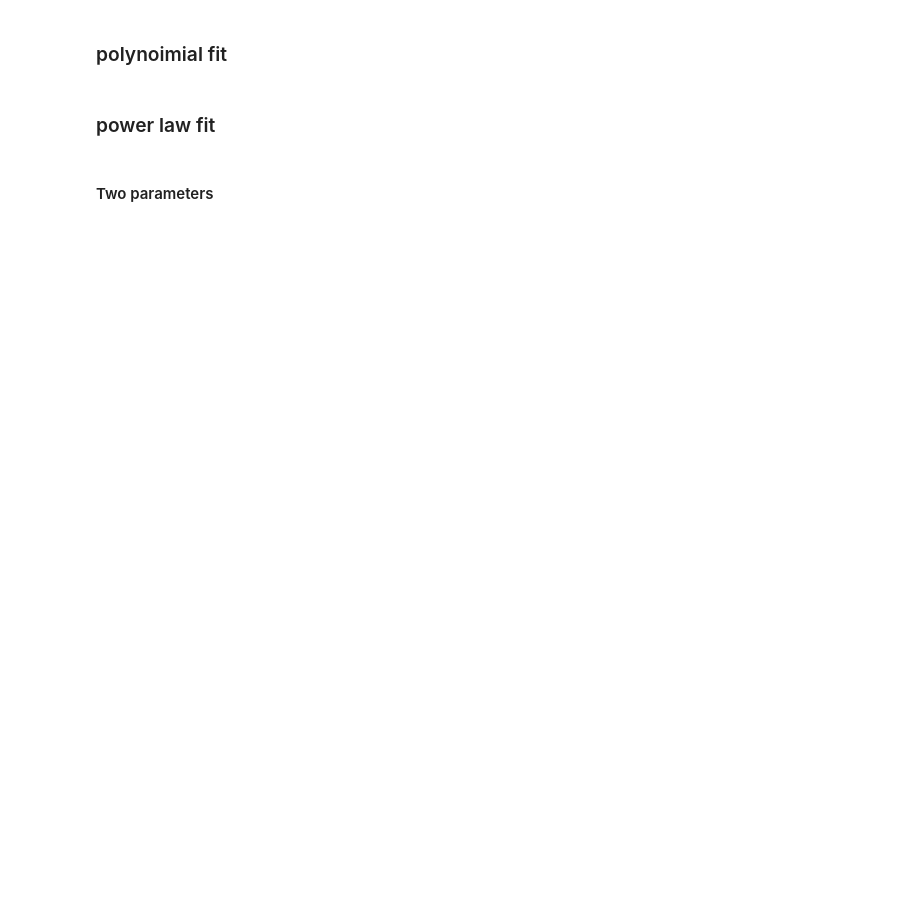
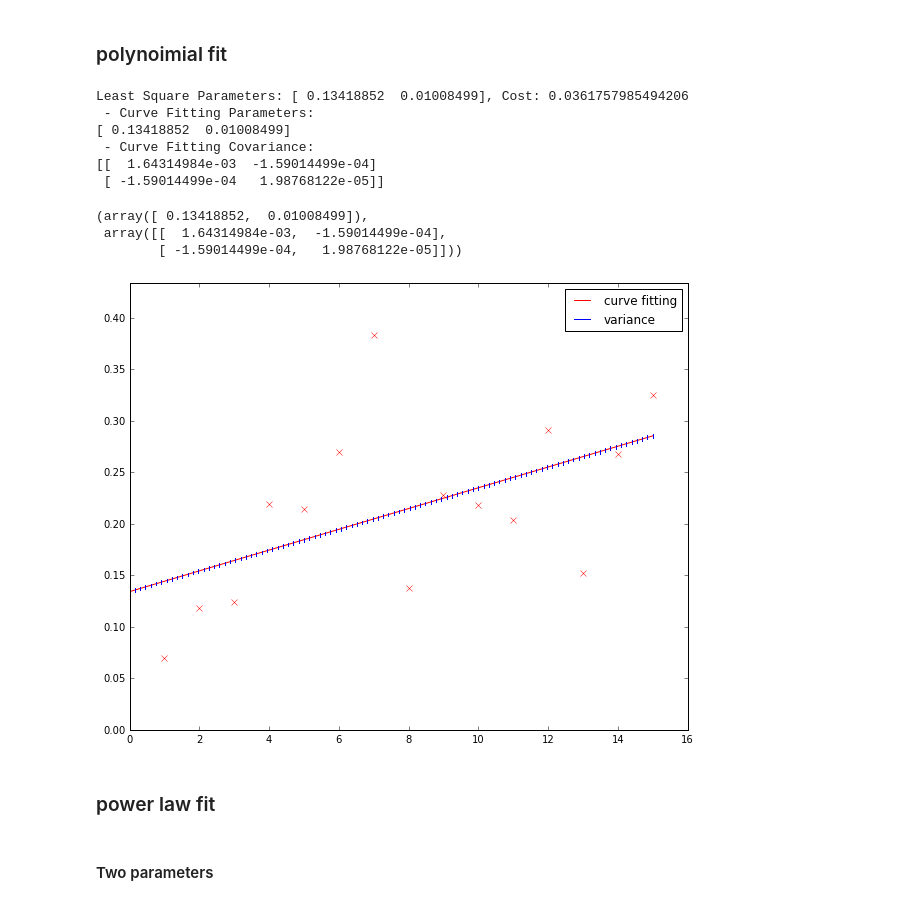
Before and after one commit to liprin1129/Project, a Jupyter notebook: Code/Curve_Fitting.ipynb, the cells around one changed output. Cells and saved outputs as stored; diff of their text form; code cells hidden in the pictures; blank space fills up the shorter version.

```diff
--- a/Code/Curve_Fitting.ipynb
+++ b/Code/Curve_Fitting.ipynb
@@ -131,7 +117,17 @@ Parameters: [-0.30827811  0.46263319  0.24977189]
 # %%
 seed = np.array([1, 1])
 poly_lqe = least_squares(cv.polynomial_least, seed, args=(attempts, scores))
-print("Parameters: {0}".format(poly_lqe.x))
+print("Least Square Parameters: {0}, Cost: {1}".format(poly_lqe.x, poly_lqe.cost))
 
-poly_opt, poly_cov = curve_fit(cv.polynomial_curve, attempts, scores)
-print("Parameters: {0}".format(poly_opt))
+curve_Fitting(cv.polynomial_curve, attempts, scores, 'Poly1')
+# %% [output]
+Least Square Parameters: [ 0.13418852  0.01008499], Cost: 0.0361757985494206
+ - Curve Fitting Parameters:
+[ 0.13418852  0.01008499]
+ - Curve Fitting Covariance:
+[[  1.64314984e-03  -1.59014499e-04]
+ [ -1.59014499e-04   1.98768122e-05]]
+(array([ 0.13418852,  0.01008499]),
+ array([[  1.64314984e-03,  -1.59014499e-04],
+        [ -1.59014499e-04,   1.98768122e-05]]))
+[figure, added]
```
Also changed, not shown: parts of 17 cells of this notebook, 7 other files.
